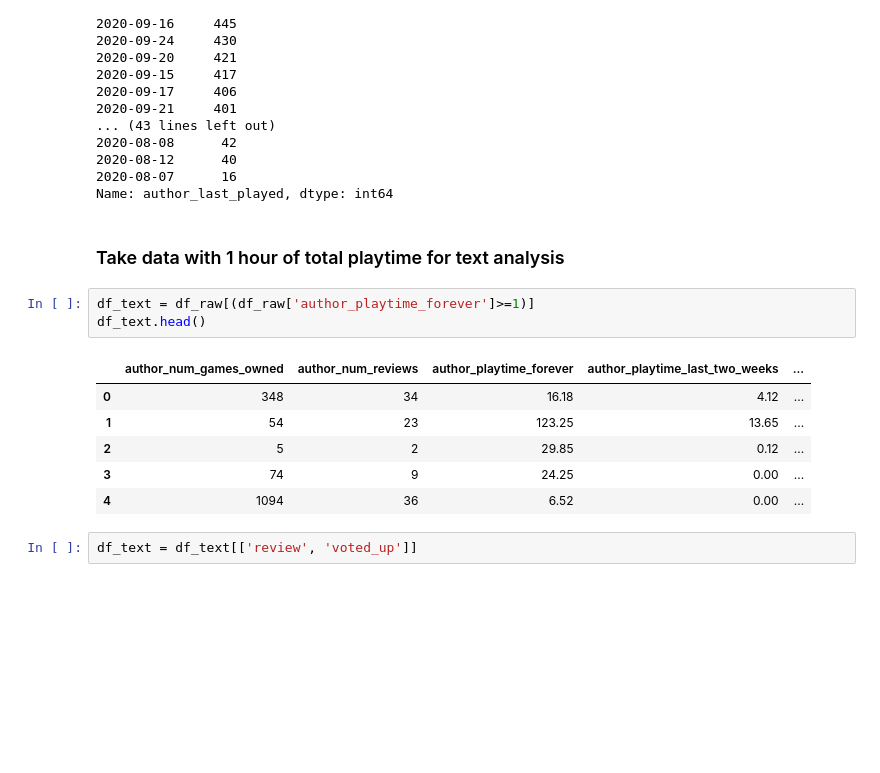
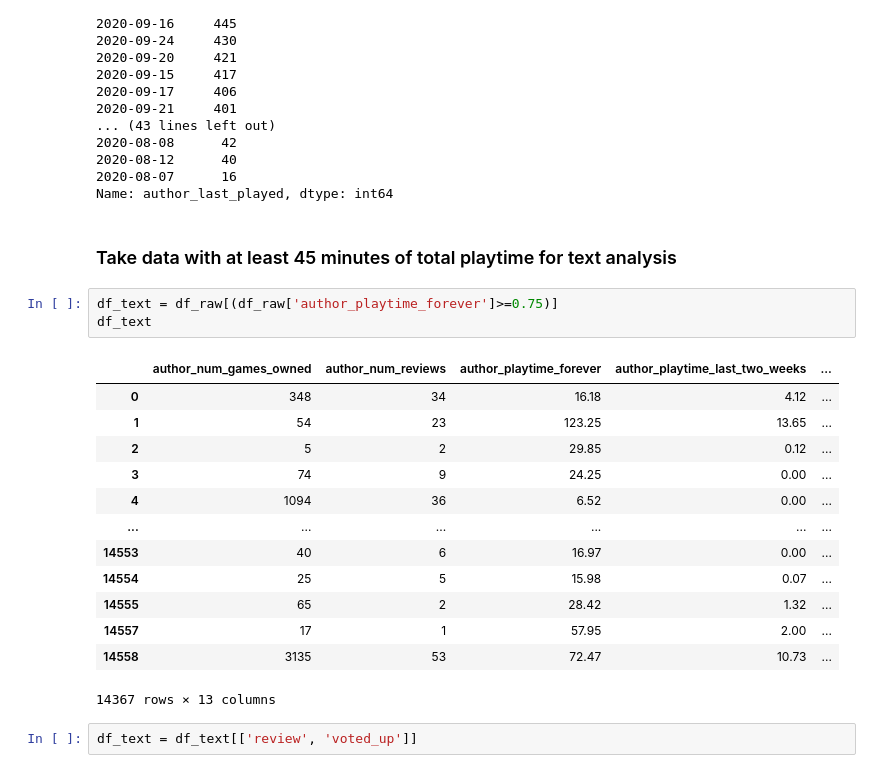
Before and after one commit to lauralesmana/Analyzing-Fall-Guys-Review, a Jupyter notebook: EDA.ipynb, the cells around one changed output. Saved outputs shown, nothing was run; the diff lists cells and outputs as text; blank space fills up the shorter version.

```diff
--- a/EDA.ipynb
+++ b/EDA.ipynb
@@ -491,17 +474,24 @@ df_raw['author_last_played'].value_counts()
 2020-08-07      16
 Name: author_last_played, dtype: int64
 # %% [markdown]
-### Take data with 1 hour of total playtime for text analysis
+### Take data with at least 45 minutes of total playtime for text analysis
 # %%
-df_text = df_raw[(df_raw['author_playtime_forever']>=1)]
-df_text.head()
+df_text = df_raw[(df_raw['author_playtime_forever']>=0.75)]
+df_text
 # %% [output]
 |  | author_num_games_owned | author_num_reviews | author_playtime_forever | author_playtime_last_two_weeks | ... |
 | 0 | 348 | 34 | 16.18 | 4.12 | ... |
 | 1 | 54 | 23 | 123.25 | 13.65 | ... |
 | 2 | 5 | 2 | 29.85 | 0.12 | ... |
 | 3 | 74 | 9 | 24.25 | 0.00 | ... |
 | 4 | 1094 | 36 | 6.52 | 0.00 | ... |
+| ... | ... | ... | ... | ... | ... |
+| 14553 | 40 | 6 | 16.97 | 0.00 | ... |
+| 14554 | 25 | 5 | 15.98 | 0.07 | ... |
+| 14555 | 65 | 2 | 28.42 | 1.32 | ... |
+| 14557 | 17 | 1 | 57.95 | 2.00 | ... |
+| 14558 | 3135 | 53 | 72.47 | 10.73 | ... |
+14367 rows × 13 columns
 # %%
 df_text = df_text[['review', 'voted_up']]
 # %%
```
Also changed, not shown: parts of 5 cells of this notebook, 4 other files.
